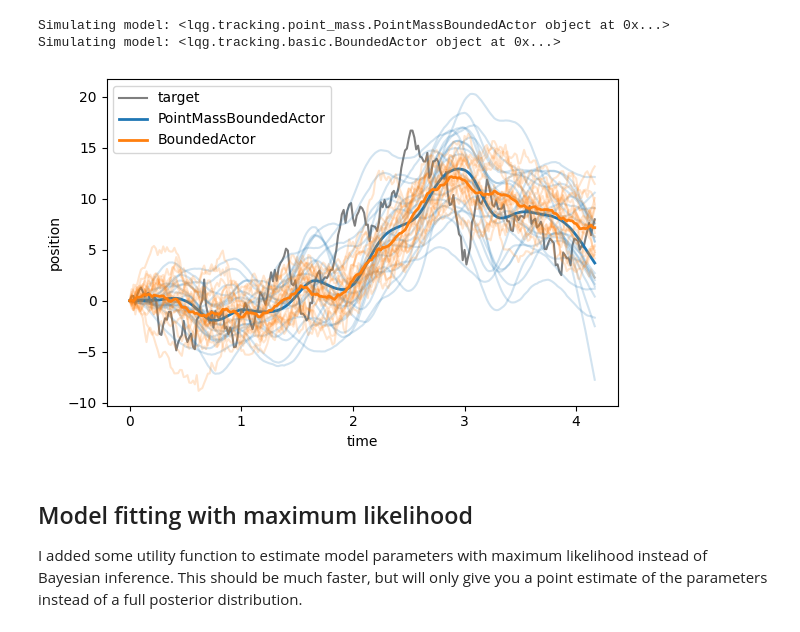
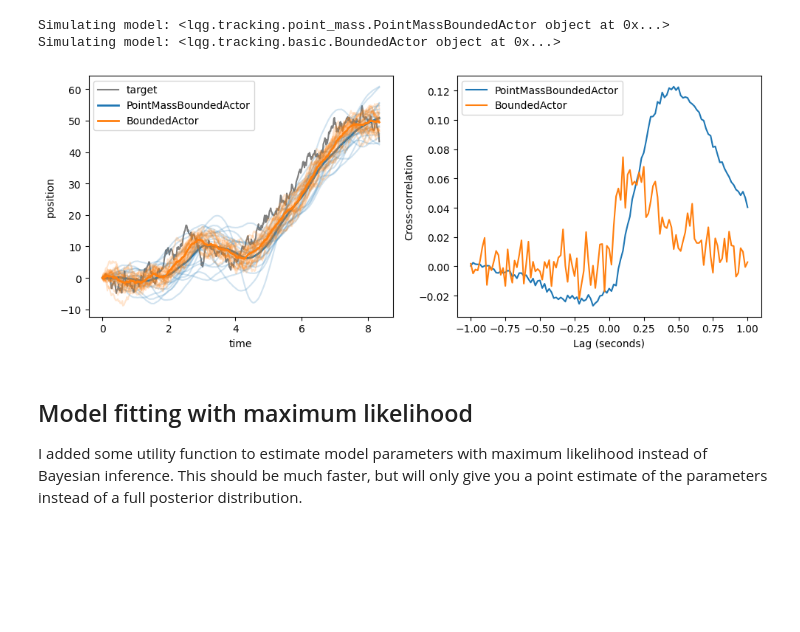
Before and after one commit to RothkopfLab/lqg, a Jupyter notebook: notebooks/DynamicsModel.ipynb, the cells around one changed output. Drawn from its saved outputs; the diff is of its cells as text; code cells hidden in the pictures; blank space fills up the shorter version.

Commit message:
Improve point-mass model (cost function) and MLE; add demo notebook

```diff
--- a/notebooks/DynamicsModel.ipynb
+++ b/notebooks/DynamicsModel.ipynb
@@ -31,45 +43,55 @@ Note that the cost parameter and the motor noise parameter no longer has the sa
 
 We now simulate both our previous model and the new point mass dynamics model for the same target trajectory and compare their behaviour. You can see that the model with the point mass dynamics produces smoother trajectories.
 # %%
-T = 250
+T = 500
 dt = 1 / 60.0
 
 
 model = PointMassBoundedActor(T=T, dt=dt)
 # simulate the model. This is just to obtain a single target trajectory for which we can then simulate both models and compare their behavior.
-x = model.simulate(random.PRNGKey(0), x0=jnp.zeros(model.xdim), n=1)
-x = jnp.tile(x, (20, 1, 1))
+x_target = model.simulate(random.PRNGKey(0), x0=jnp.zeros(model.xdim), n=1)
+x_target = jnp.tile(x_target, (20, 1, 1))
 
-f, ax = plt.subplots(1, 1, figsize=(6, 4))
-ax.plot(jnp.arange(T + 1) * dt, x[0, :, 0], color="k", alpha=0.5, label="target")
+f, ax = plt.subplots(1, 2, figsize=(10, 4))
+ax[0].plot(jnp.arange(T + 1) * dt, x_target[0, :, 0], color="k", alpha=0.5, label="target")
 for i, model in enumerate([
-    PointMassBoundedActor(T=T, action_cost=0.1, action_variability=0.5, dt=dt),
+    PointMassBoundedActor(T=T, action_variability=0.5, dt=dt, velocity_cost=0.01, force_cost=0.01, action_cost=1e-5),
     BoundedActor(T=T, action_cost=0.1, action_variability=0.5, dt=dt)
 ]):
     print(f"Simulating model: {model}")
 
     # simulate the model with the same target trajectory and plot the resulting trajectories
     dim_mask = (
         jnp.array([0, 1], dtype=bool)
         if isinstance(model, BoundedActor)
         else jnp.array([0, 1, 1, 1], dtype=bool)
     )
     x_sim = model.simulate_actions(
-        x[..., : model.xdim], action_dim_mask=dim_mask, rng_key=random.PRNGKey(0)
+        x_target[..., : model.xdim], action_dim_mask=dim_mask, rng_key=random.PRNGKey(0)
     )
 
     # visualize trajectories (mean and individual trajectories)
-    ax.plot(jnp.arange(T + 1) * dt, x_sim[:, :, 1].T, color=f"C{i}", alpha=0.2)
-    ax.plot(jnp.arange(T + 1) * dt, x_sim[:, :, 1].mean(axis=0), color=f"C{i}", linewidth=2, label=model.__class__.__name__)
-ax.set_xlabel("time")
-ax.set_ylabel("position")
-ax.legend()
+    ax[0].plot(jnp.arange(T + 1) * dt, x_sim[:, :, 1].T, color=f"C{i}", alpha=0.2)
+    ax[0].plot(jnp.arange(T + 1) * dt, x_sim[:, :, 1].mean(axis=0), color=f"C{i}", linewidth=2, label=model.__class__.__name__)
+
+    x = model.simulate(n=20, rng_key=random.PRNGKey(0), x0=jnp.zeros(model.xdim))
+    vel = jnp.diff(x, axis=-2)
+
+    lags, correls = xcorr(vel[..., 1], vel[..., 0])
+    ax[1].plot(lags * dt, correls.mean(axis=0), color=f"C{i}", label=model.__class__.__name__)
+
+ax[0].set_xlabel("time")
+ax[0].set_ylabel("position")
+ax[0].legend()
+ax[1].set_xlabel("Lag (seconds)")
+ax[1].set_ylabel("Cross-correlation")
+ax[1].legend()
 f.tight_layout()
 plt.show()
 # %% [output]
 Simulating model: <lqg.tracking.point_mass.PointMassBoundedActor object at 0x...>
 Simulating model: <lqg.tracking.basic.BoundedActor object at 0x...>
-[figure, old version]
+[figure, new version]
 # %% [markdown]
 ## Model fitting with maximum likelihood
 
```
Also changed, not shown: parts of 7 cells of this notebook, 8 other files.
